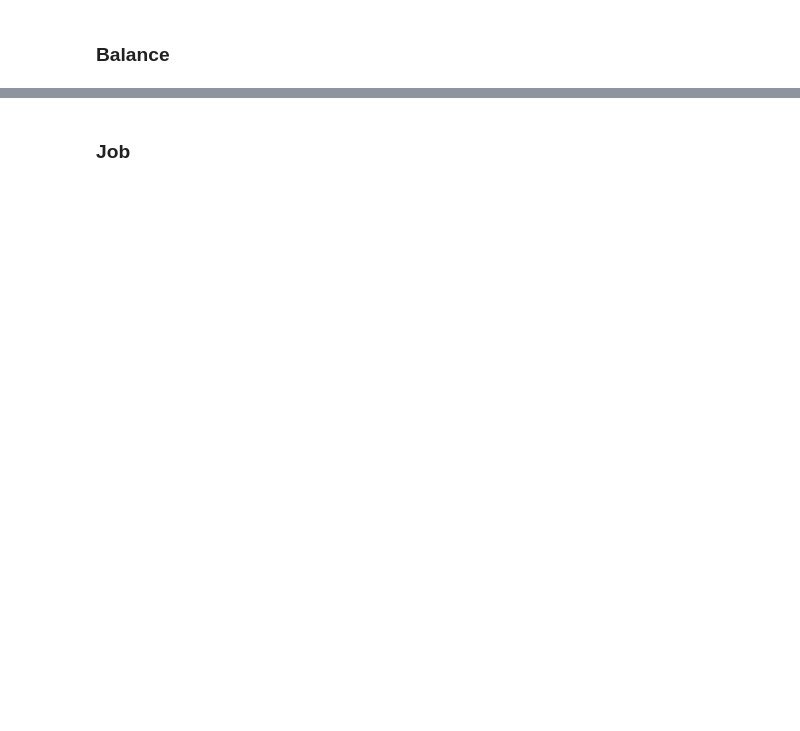
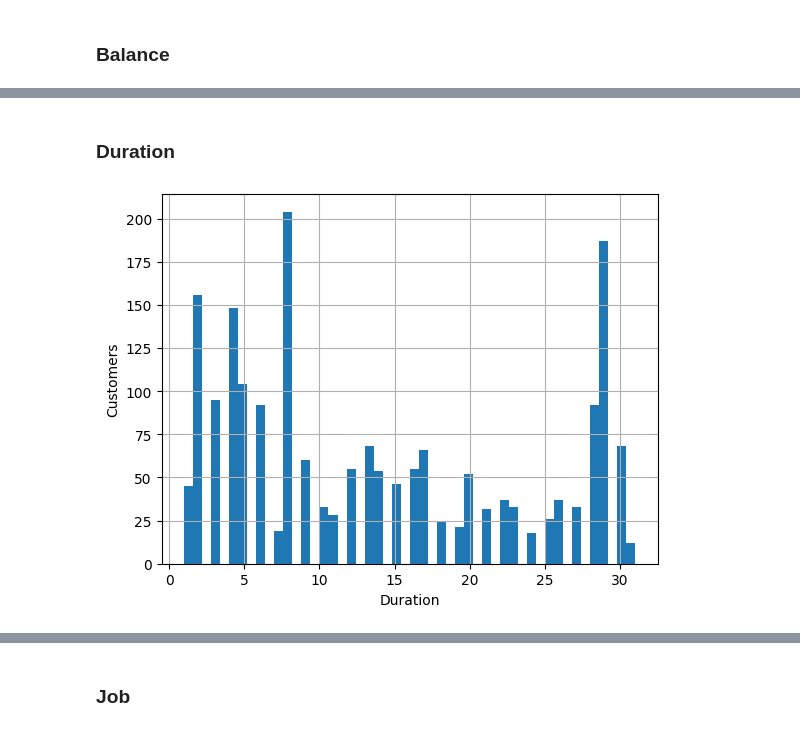
Before and after one commit to qaz73/ULAssignment-1, a Jupyter notebook: etivity1.ipynb, the cells around one changed output, grey strips where cells are left out. Saved outputs shown, nothing was run; the diff lists cells and outputs as text; code cells hidden in the pictures; blank space fills up the shorter version.

```diff
--- a/etivity1.ipynb
+++ b/etivity1.ipynb
@@ -224,0 +288,11 @@ These are reviewed as follows:
+# %% [markdown]
+### Duration
+# %%
+# Let's start by plotting a histogram of Duration using the command:
+
+df['day'].hist(bins=50);
+plt.xlabel('Duration');
+plt.ylabel('Customers');
+plt.show()
+# %% [output]
+[figure, added]
```
Also changed, not shown: parts of 57 cells of this notebook.
